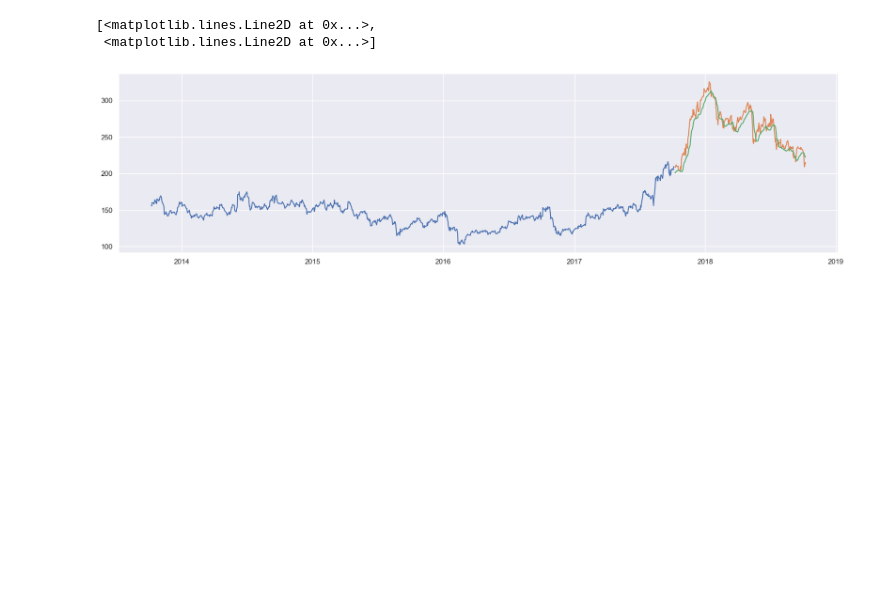
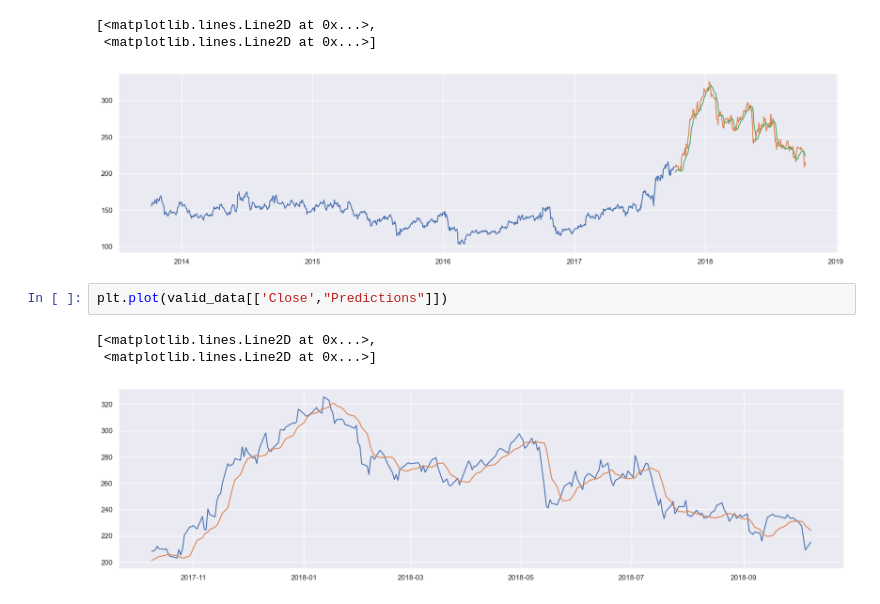
Before and after one commit to sm-sourabh/Stock-Price-Forecasting-LSTM, a Jupyter notebook: stock_pred.ipynb, the cells around one changed output. Saved outputs shown, nothing was run; the diff lists cells and outputs as text; blank space fills up the shorter version.

```diff
--- a/stock_pred.ipynb
+++ b/stock_pred.ipynb
@@ -403,3 +403,9 @@ See the caveats in the documentation: https://pandas.pydata.org/pandas-docs/stab
 [<matplotlib.lines.Line2D at 0x...>,
  <matplotlib.lines.Line2D at 0x...>]
 [figure]
+# %%
+plt.plot(valid_data[['Close',"Predictions"]])
+# %% [output]
+[<matplotlib.lines.Line2D at 0x...>,
+ <matplotlib.lines.Line2D at 0x...>]
+[figure, added]
```
Also changed, not shown: parts of 5 cells of this notebook, 3 other files.
